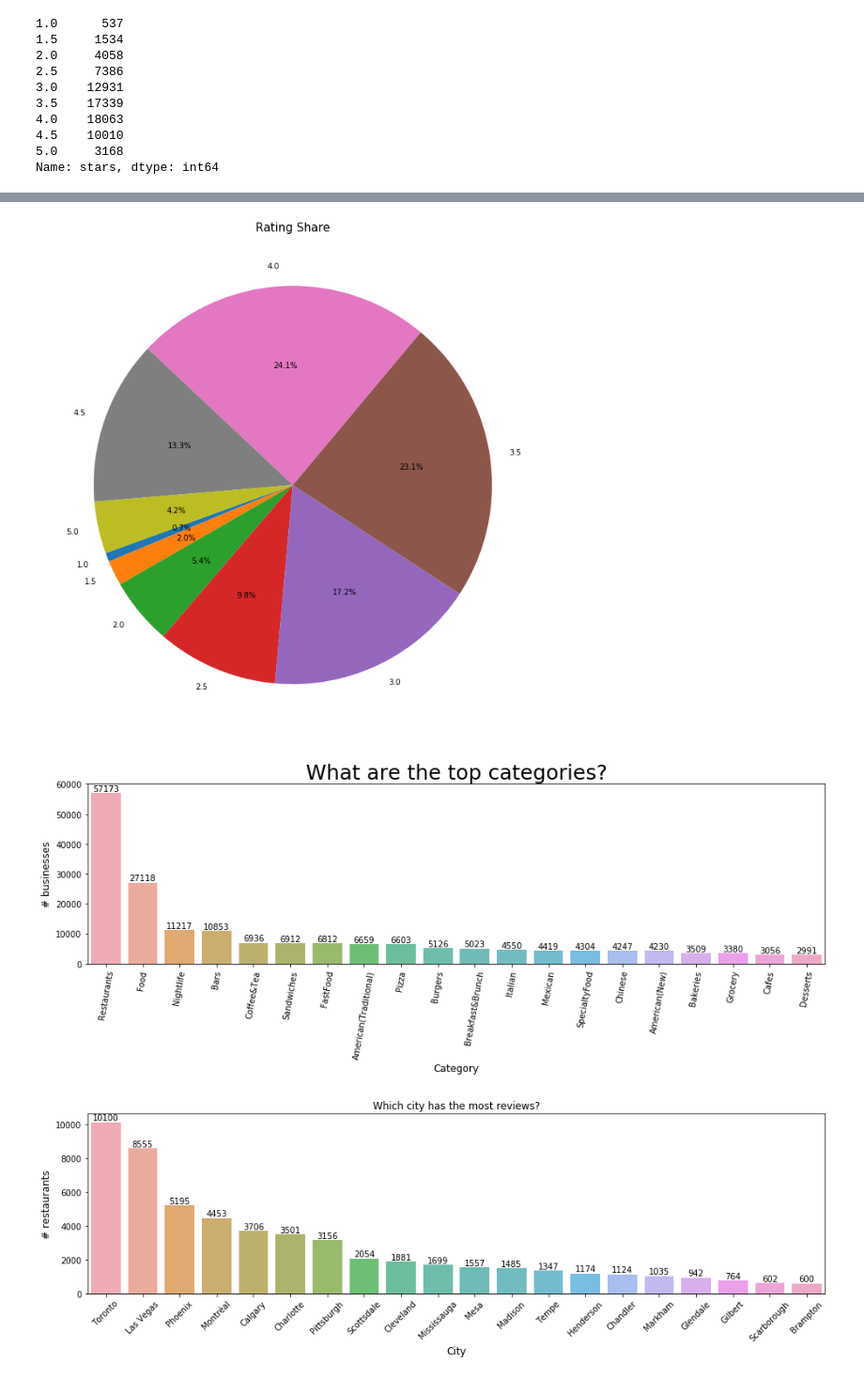
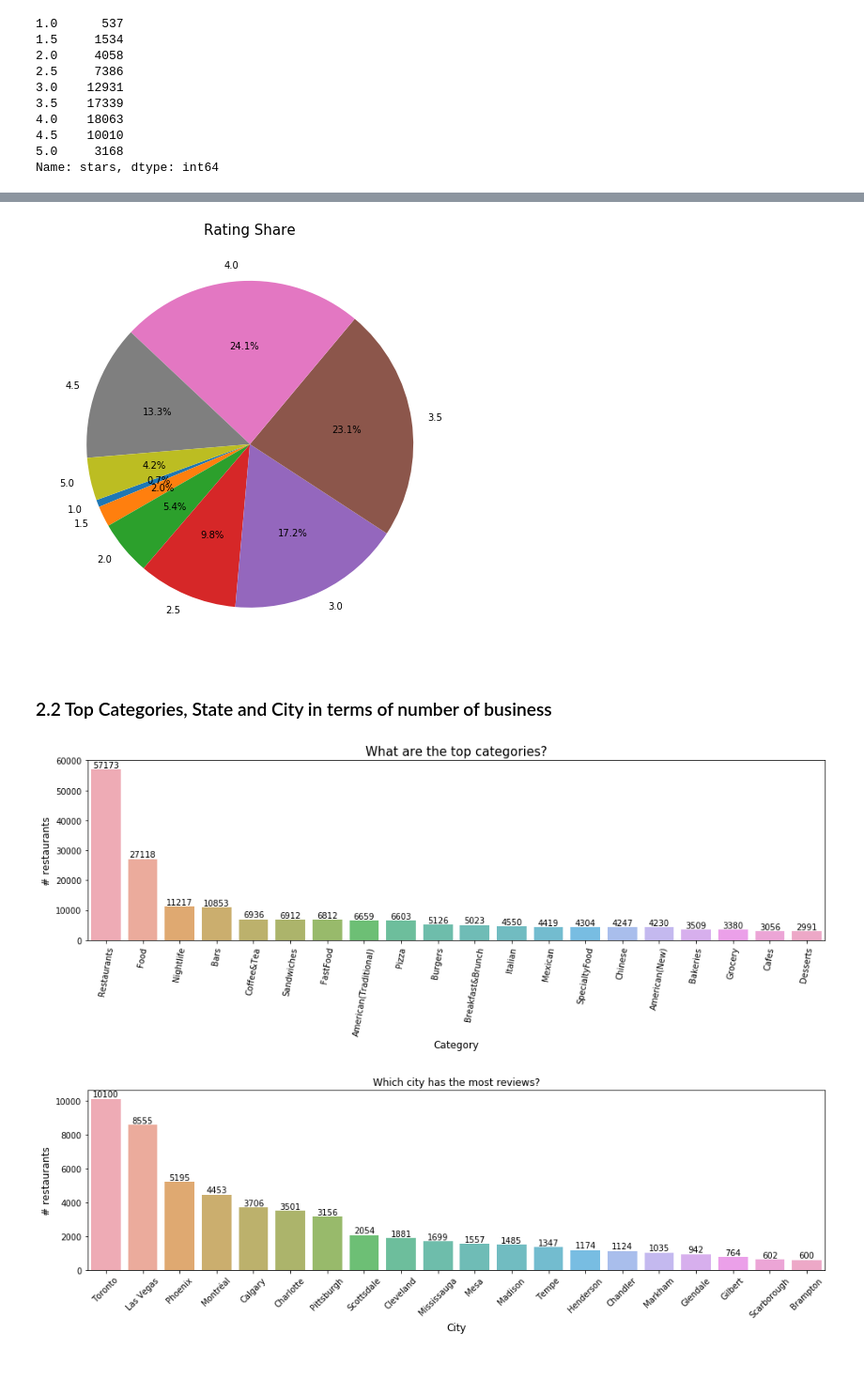
Before and after one commit to sahilarora93/Yelp_data_challenge, a Jupyter notebook: Part 4 - Success Predictions based on Business Attributes.ipynb, the cells around one changed output, grey strips where cells are left out. Shown: that part at 94% size. Cells and saved outputs as stored; diff of their text form; code cells hidden in the pictures.

```diff
--- a/Final_Project_ML_Attributes.ipynb
+++ b/Part 4 - Success Predictions based on Business Attributes.ipynb
@@ -175,22 +164,24 @@ plt.show()
 # %%
-plt.figure(figsize=(12,12))
+plt.figure(figsize=(8,8))
 labels = (np.array(rating_dist.index))
 sizes = (np.array((rating_dist / rating_dist.sum())*100))
 plt.pie(sizes, labels=labels,
         autopct= '%1.1f%%', startangle = 200)
 plt.title("Rating Share", fontsize=15)
 plt.show()
 # %% [output]
-[figure, old version]
+[figure, new version]
+# %% [markdown]
+### 2.2 Top Categories, State and City in terms of number of business
 # %%
 x = cat_all_res_count.iloc[0:20]
 
 plt.figure(figsize=(16,4))
 ax = sns.barplot(x.index, x.values, alpha=0.8)
-plt.title("What are the top categories?",fontsize=25)
+plt.title("What are the top categories?",fontsize=15)
 locs, labels = plt.xticks()
 plt.setp(labels, rotation=80)
-plt.ylabel('# businesses', fontsize=12)
+plt.ylabel('# restaurants', fontsize=12)
 plt.xlabel('Category', fontsize=12)
 
 rects = ax.patches
@@ -201,7 +192,7 @@ for rect, label in zip(rects, labels):
 
 plt.show()
 # %% [output]
-[figure, old version]
+[figure, new version]
 # %%
 # Location distribution
 
```
Also changed, not shown: parts of 43 cells of this notebook.
